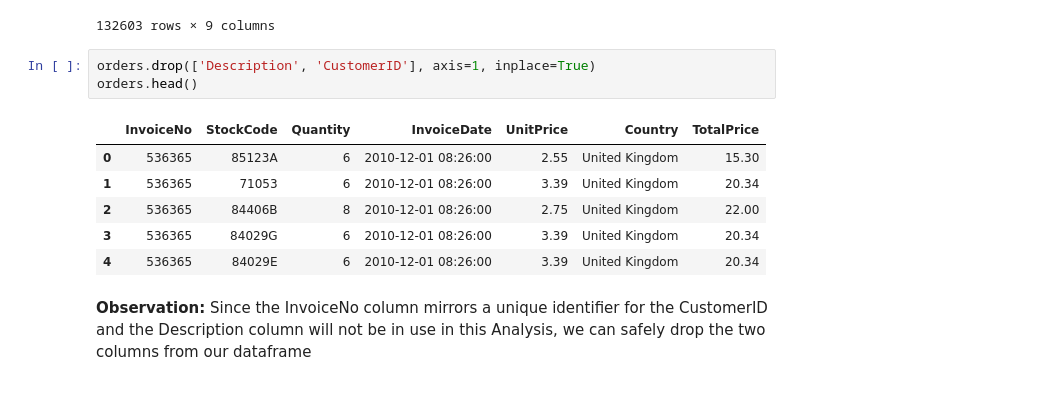
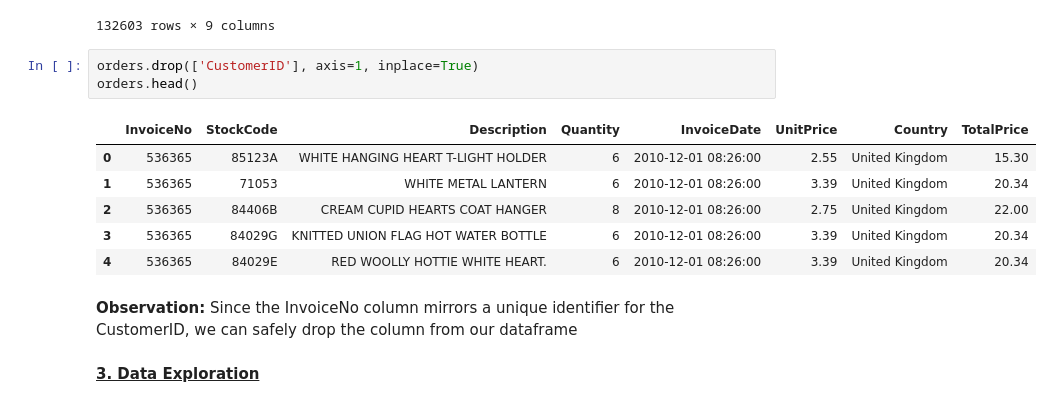
Before and after one commit to mwirigikainyu/Retail-Store-Orders-EDA, a Jupyter notebook: Online_Retail_EDA.ipynb, the cells around one changed output. Saved outputs shown, nothing was run; the diff lists cells and outputs as text.

```diff
--- a/Online_Retail_EDA.ipynb
+++ b/Online_Retail_EDA.ipynb
@@ -246,14 +242,16 @@ orders[orders['CustomerID'].isnull()]
 | 541540 | 581498 | DOT | DOTCOM POSTAGE | 1 | 2011-12-09 10:26:00 | 1714.17 | NaN | United Kingdom | 1714.17 |
 132603 rows × 9 columns
 # %%
-orders.drop(['Description', 'CustomerID'], axis=1, inplace=True)
+orders.drop(['CustomerID'], axis=1, inplace=True)
 orders.head()
 # %% [output]
-|  | InvoiceNo | StockCode | Quantity | InvoiceDate | UnitPrice | Country | TotalPrice |
-| 0 | 536365 | 85123A | 6 | 2010-12-01 08:26:00 | 2.55 | United Kingdom | 15.30 |
-| 1 | 536365 | 71053 | 6 | 2010-12-01 08:26:00 | 3.39 | United Kingdom | 20.34 |
-| 2 | 536365 | 84406B | 8 | 2010-12-01 08:26:00 | 2.75 | United Kingdom | 22.00 |
-| 3 | 536365 | 84029G | 6 | 2010-12-01 08:26:00 | 3.39 | United Kingdom | 20.34 |
-| 4 | 536365 | 84029E | 6 | 2010-12-01 08:26:00 | 3.39 | United Kingdom | 20.34 |
+|  | InvoiceNo | StockCode | Description | Quantity | InvoiceDate | UnitPrice | Country | TotalPrice |
+| 0 | 536365 | 85123A | WHITE HANGING HEART T-LIGHT HOLDER | 6 | 2010-12-01 08:26:00 | 2.55 | United Kingdom | 15.30 |
+| 1 | 536365 | 71053 | WHITE METAL LANTERN | 6 | 2010-12-01 08:26:00 | 3.39 | United Kingdom | 20.34 |
+| 2 | 536365 | 84406B | CREAM CUPID HEARTS COAT HANGER | 8 | 2010-12-01 08:26:00 | 2.75 | United Kingdom | 22.00 |
+| 3 | 536365 | 84029G | KNITTED UNION FLAG HOT WATER BOTTLE | 6 | 2010-12-01 08:26:00 | 3.39 | United Kingdom | 20.34 |
+| 4 | 536365 | 84029E | RED WOOLLY HOTTIE WHITE HEART. | 6 | 2010-12-01 08:26:00 | 3.39 | United Kingdom | 20.34 |
 # %% [markdown]
-**Observation:** Since the InvoiceNo column mirrors a unique identifier for the CustomerID and the Description column will not be in use in this Analysis, we can safely drop the two columns from our dataframe
+**Observation:** Since the InvoiceNo column mirrors a unique identifier for the CustomerID, we can safely drop the column from our dataframe
+# %% [markdown]
+**<u>3. Data Exploration</u>**
```
Also changed, not shown: parts of 18 cells of this notebook.
